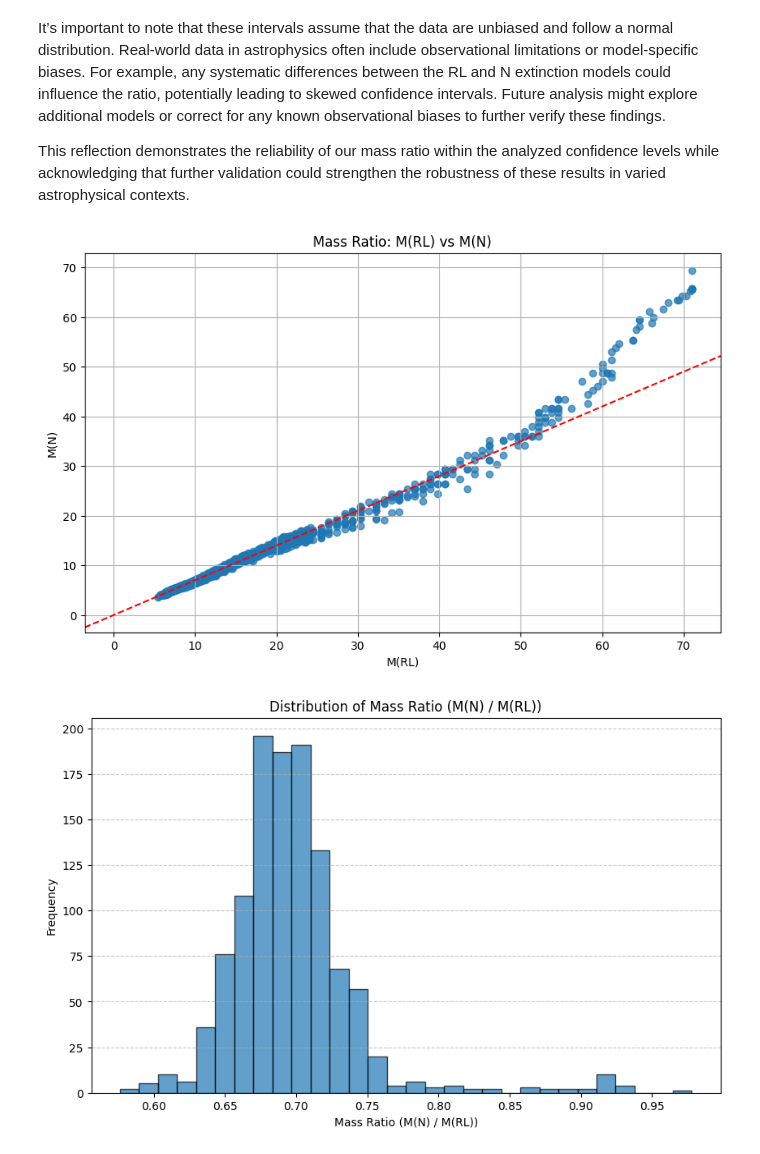
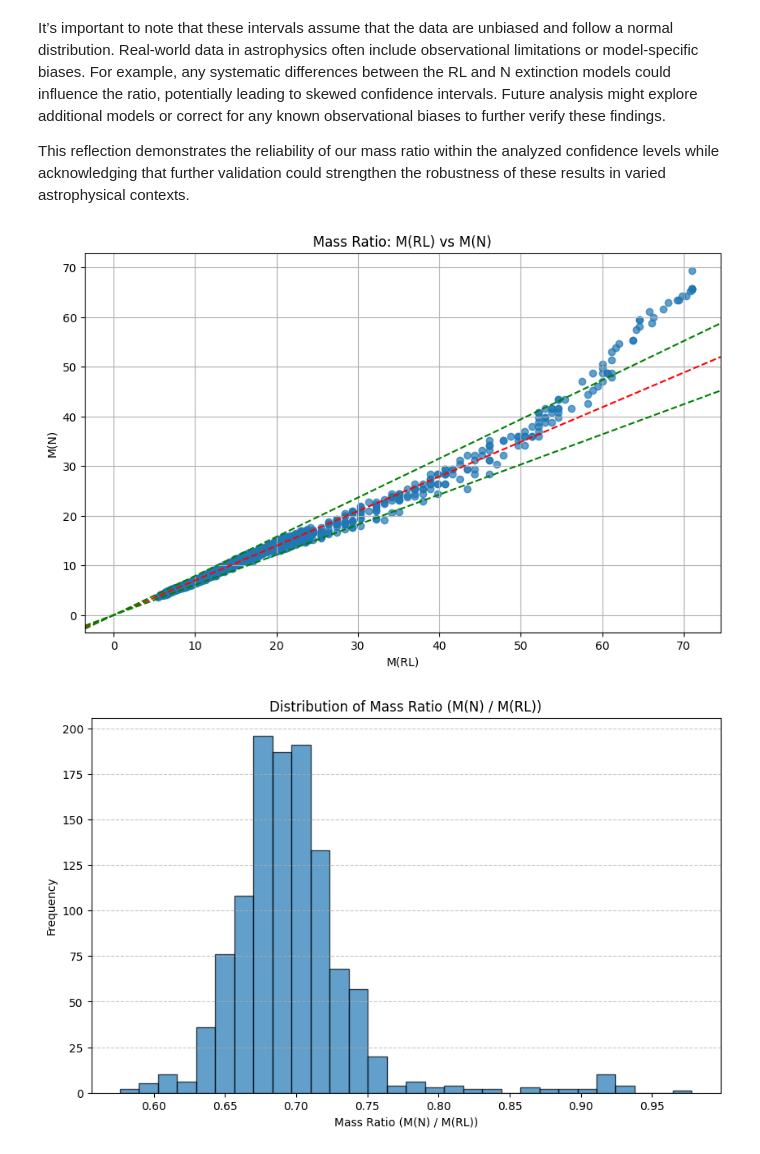
Before and after one commit to laxm7/sta_project, a Jupyter notebook: imf_chiara_felix_laxman.ipynb, the cells around one changed output. Drawn from its saved outputs; the diff is of its cells as text; code cells hidden in the pictures.

```diff
--- a/imf_chiara_felix_laxman.ipynb
+++ b/imf_chiara_felix_laxman.ipynb
@@ -346,18 +346,20 @@ This reflection demonstrates the reliability of our mass ratio within the analyz
 # %%
 import numpy as np
 import matplotlib.pyplot as plt
 from scipy.stats import norm
 
 plt.figure(figsize=(10, 6))
 plt.scatter(mass_data["M(RL)"].replace([-99], [None]), mass_data["M(N)"], alpha=0.7)
 plt.title("Mass Ratio: M(RL) vs M(N)")
 plt.xlabel("M(RL)")
 plt.ylabel("M(N)")
 plt.grid(True)
-plt.axline((0, 0), slope=0.7, color='r', linestyle='--')  # Reference line y=x
+plt.axline((0, 0), slope=0.6973, color='r', linestyle='--')  # Reference line y=x
+plt.axline((0, 0), slope=0.6064, color='g', linestyle='--')
+plt.axline((0, 0), slope=0.7882, color='g', linestyle='--')
 plt.show()
 # %% [output]
-[figure, old version]
+[figure, new version]
 # %%
 import numpy as np
 import matplotlib.pyplot as plt
```
